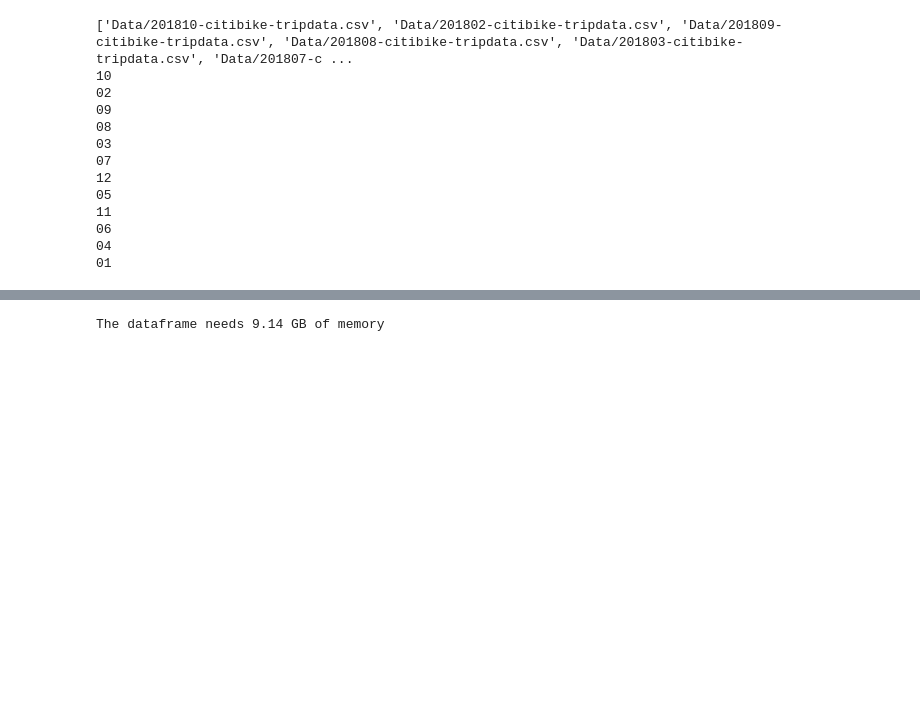
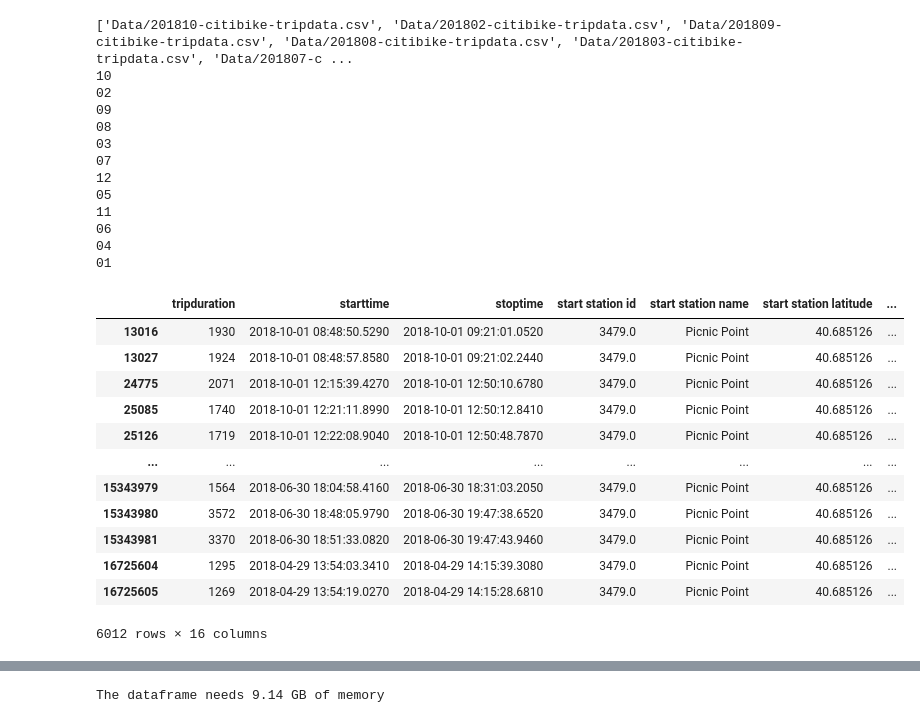
Before and after one commit to TWagner2/AXAChallenge, a Jupyter notebook: Preliminary.ipynb, the cells around one changed output, grey strips where cells are left out. Drawn from its saved outputs; the diff is of its cells as text; code cells hidden in the pictures; blank space fills up the shorter version.

```diff
--- a/Preliminary.ipynb
+++ b/Preliminary.ipynb
@@ -72,6 +74,22 @@ data = pd.concat(dfs,ignore_index=True)
 06
 04
 01
+# %%
+data[data["start station longitude"] < -74.02]
+# %% [output]
+|  | tripduration | starttime | stoptime | start station id | start station name | start station latitude | ... |
+| 13016 | 1930 | 2018-10-01 08:48:50.5290 | 2018-10-01 09:21:01.0520 | 3479.0 | Picnic Point | 40.685126 | ... |
+| 13027 | 1924 | 2018-10-01 08:48:57.8580 | 2018-10-01 09:21:02.2440 | 3479.0 | Picnic Point | 40.685126 | ... |
+| 24775 | 2071 | 2018-10-01 12:15:39.4270 | 2018-10-01 12:50:10.6780 | 3479.0 | Picnic Point | 40.685126 | ... |
+| 25085 | 1740 | 2018-10-01 12:21:11.8990 | 2018-10-01 12:50:12.8410 | 3479.0 | Picnic Point | 40.685126 | ... |
+| 25126 | 1719 | 2018-10-01 12:22:08.9040 | 2018-10-01 12:50:48.7870 | 3479.0 | Picnic Point | 40.685126 | ... |
+| ... | ... | ... | ... | ... | ... | ... | ... |
+| 15343979 | 1564 | 2018-06-30 18:04:58.4160 | 2018-06-30 18:31:03.2050 | 3479.0 | Picnic Point | 40.685126 | ... |
+| 15343980 | 3572 | 2018-06-30 18:48:05.9790 | 2018-06-30 19:47:38.6520 | 3479.0 | Picnic Point | 40.685126 | ... |
+| 15343981 | 3370 | 2018-06-30 18:51:33.0820 | 2018-06-30 19:47:43.9460 | 3479.0 | Picnic Point | 40.685126 | ... |
+| 16725604 | 1295 | 2018-04-29 13:54:03.3410 | 2018-04-29 14:15:39.3080 | 3479.0 | Picnic Point | 40.685126 | ... |
+| 16725605 | 1269 | 2018-04-29 13:54:19.0270 | 2018-04-29 14:15:28.6810 | 3479.0 | Picnic Point | 40.685126 | ... |
+6012 rows × 16 columns
 # %%
 data
 # %% [output]
```
Also changed, not shown: parts of 11 cells of this notebook, 1 other file.
